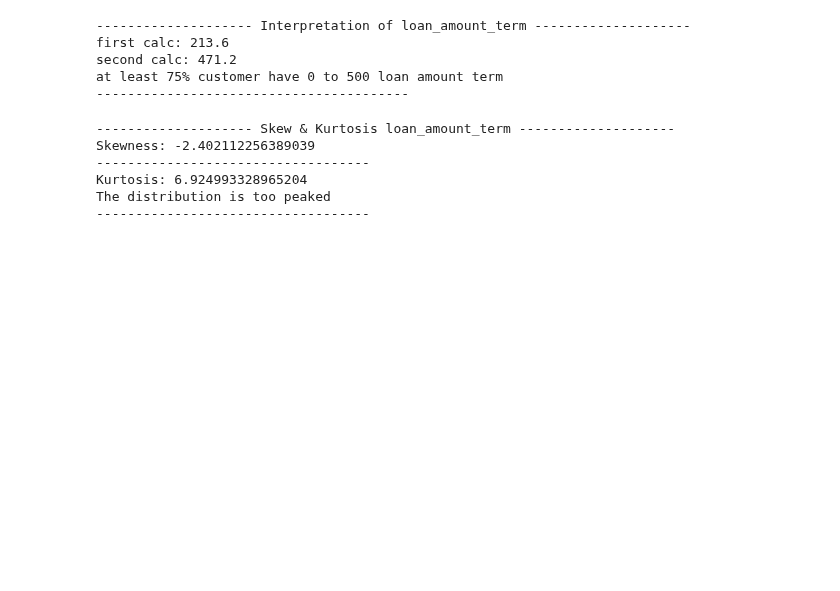
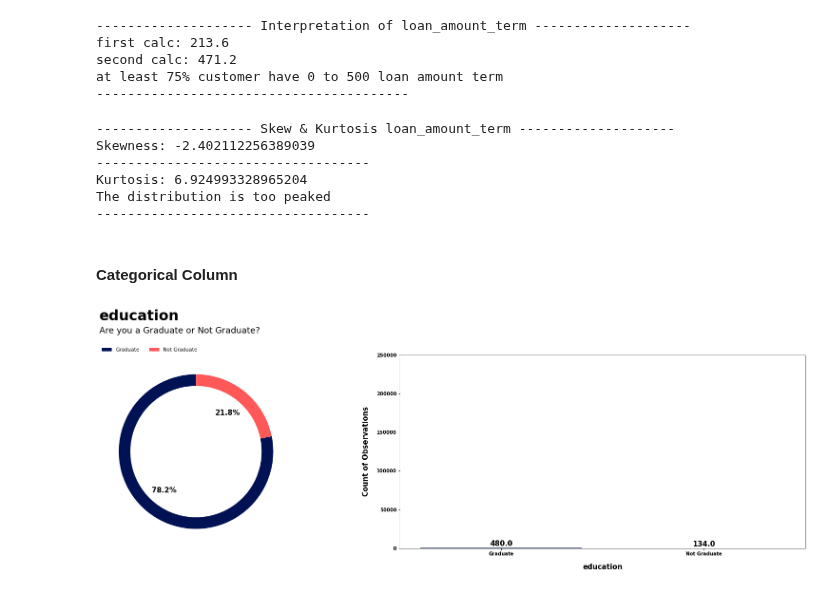
Before and after one commit to masete/Home-Loan-Approval, a Jupyter notebook: homeapproval.ipynb, the cells around one changed output. Saved outputs shown, nothing was run; the diff lists cells and outputs as text; code cells hidden in the pictures; blank space fills up the shorter version.

Commit message:
numerical analysis- education

```diff
--- a/homeapproval.ipynb
+++ b/homeapproval.ipynb
@@ -841,3 +841,27 @@ Skewness: -2.402112256389039
 Kurtosis: 6.924993328965204
 The distribution is too peaked
 -----------------------------------
+# %% [markdown]
+#### Categorical Column
+# %%
+education = df_train["education"].value_counts()
+
+count_pie_plot(datapie=education,
+               datacount=df_train,
+               colcount="education",
+               colpiey=education.values,
+               text1="education",
+               pielabels=["Graduate", "Not Graduate"],
+               text2="Are you a Graduate or Not Graduate?",
+               piecomap=["#001253", "#FF5858"],
+               countcomap=["#001253", "#FF5858"],
+               xlabel="education",
+               piefs=15,
+               yplus=5000,
+               ylabel="Count of Observations",
+               xticklabel=["Graduate", "Not Graduate"],
+               yticklabel=list(np.arange(0, 260000, 50000)),
+               ystart=0,
+               yend=250000);
+# %% [output]
+[figure, added]
```
